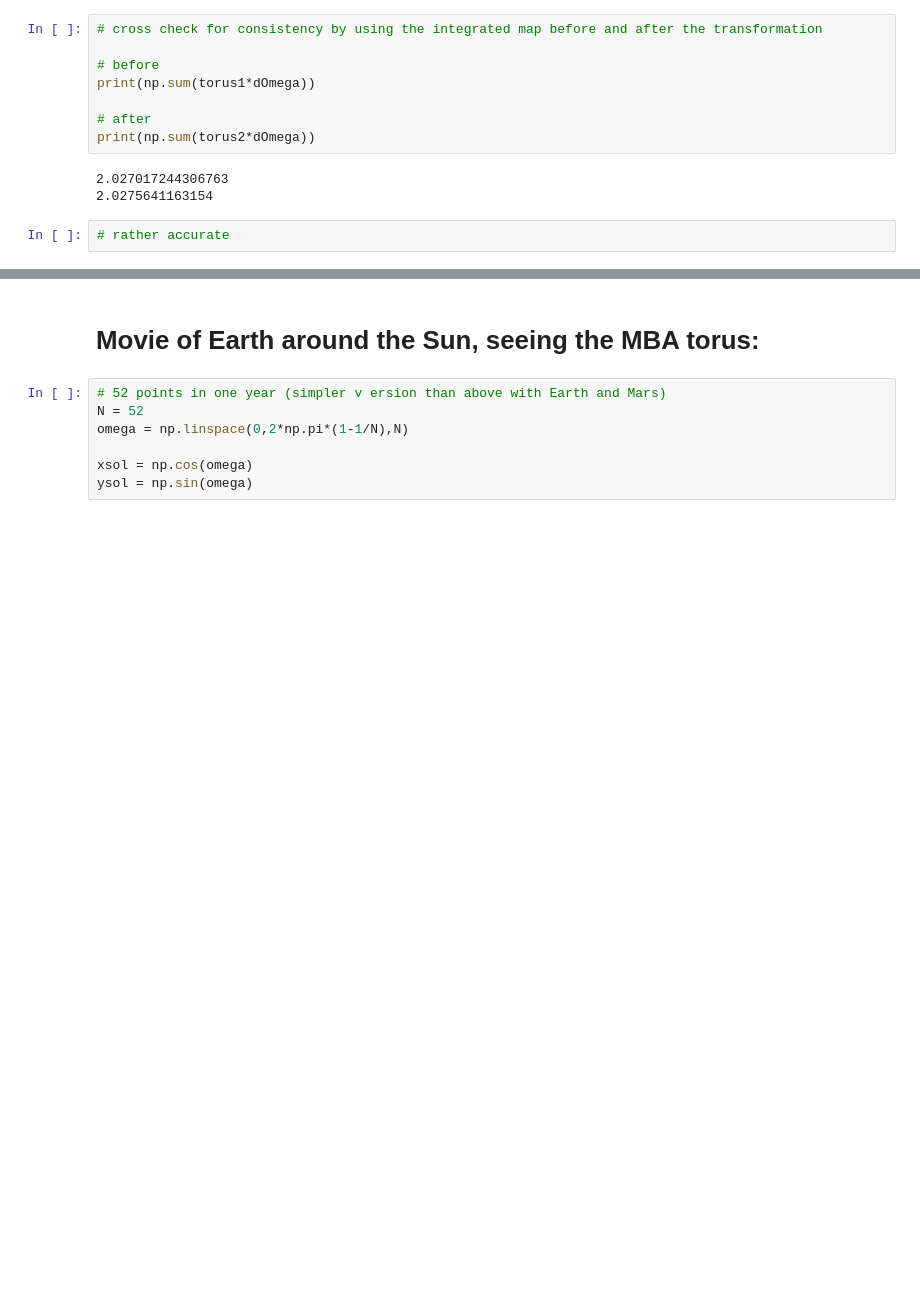
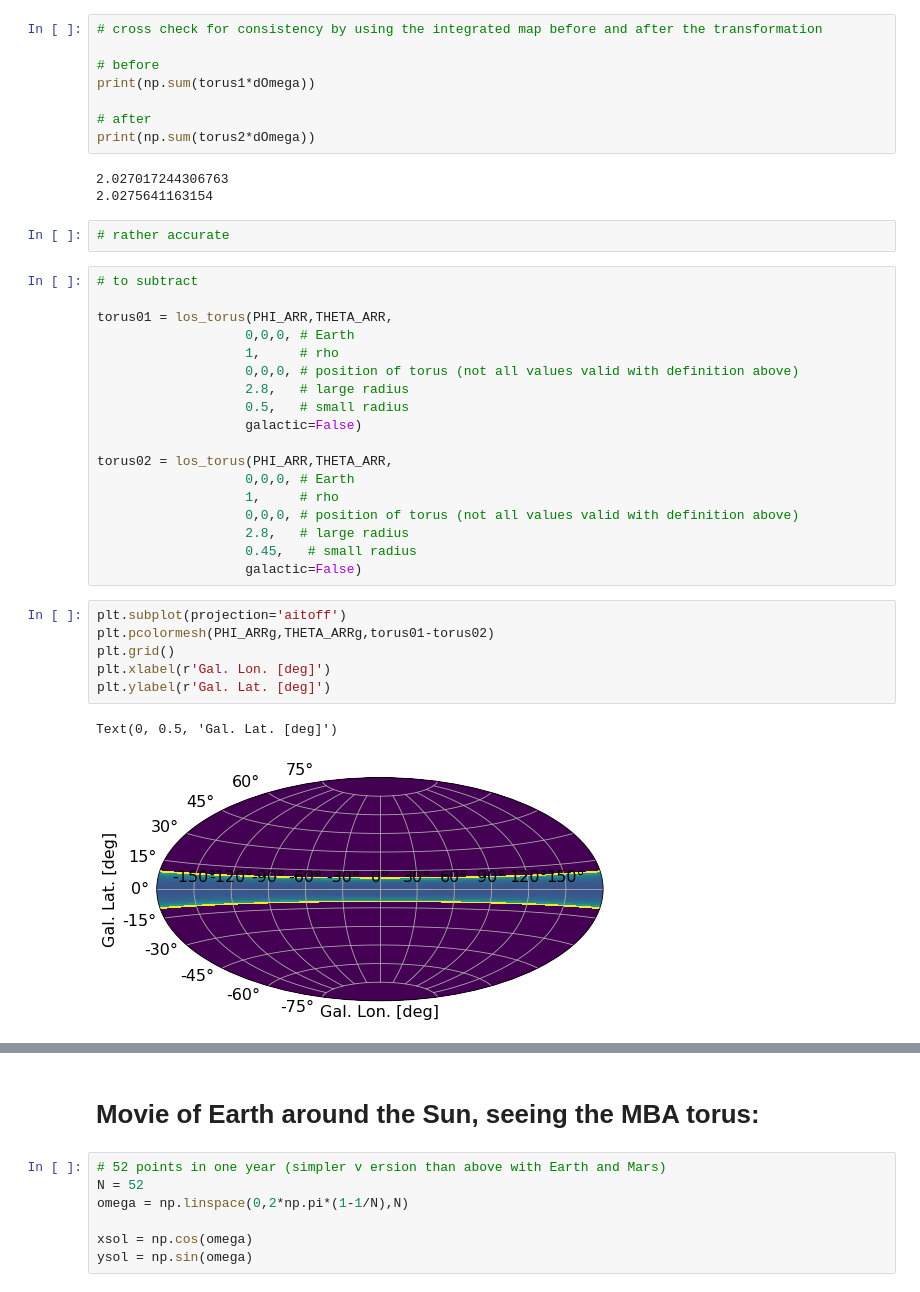
Before and after one commit to tsiegert/for-students, a Jupyter notebook: los_torus_trafo.ipynb, the cells around one changed output, grey strips where cells are left out. Drawn from its saved outputs; the diff is of its cells as text; blank space fills up the shorter version.

```diff
--- a/los_torus_trafo.ipynb
+++ b/los_torus_trafo.ipynb
@@ -356,3 +373,30 @@ print(np.sum(torus2*dOmega))
 2.0275641163154
 # %%
 # rather accurate
+# %%
+# to subtract
+
+torus01 = los_torus(PHI_ARR,THETA_ARR,
+                   0,0,0, # Earth
+                   1,     # rho
+                   0,0,0, # position of torus (not all values valid with definition above)
+                   2.8,   # large radius
+                   0.5,   # small radius
+                   galactic=False)
+
+torus02 = los_torus(PHI_ARR,THETA_ARR,
+                   0,0,0, # Earth
+                   1,     # rho
+                   0,0,0, # position of torus (not all values valid with definition above)
+                   2.8,   # large radius
+                   0.45,   # small radius
+                   galactic=False)
+# %%
+plt.subplot(projection='aitoff')
+plt.pcolormesh(PHI_ARRg,THETA_ARRg,torus01-torus02)
+plt.grid()
+plt.xlabel(r'Gal. Lon. [deg]')
+plt.ylabel(r'Gal. Lat. [deg]')
+# %% [output]
+Text(0, 0.5, 'Gal. Lat. [deg]')
+[figure, added]
```
Also changed, not shown: parts of 59 cells of this notebook.
